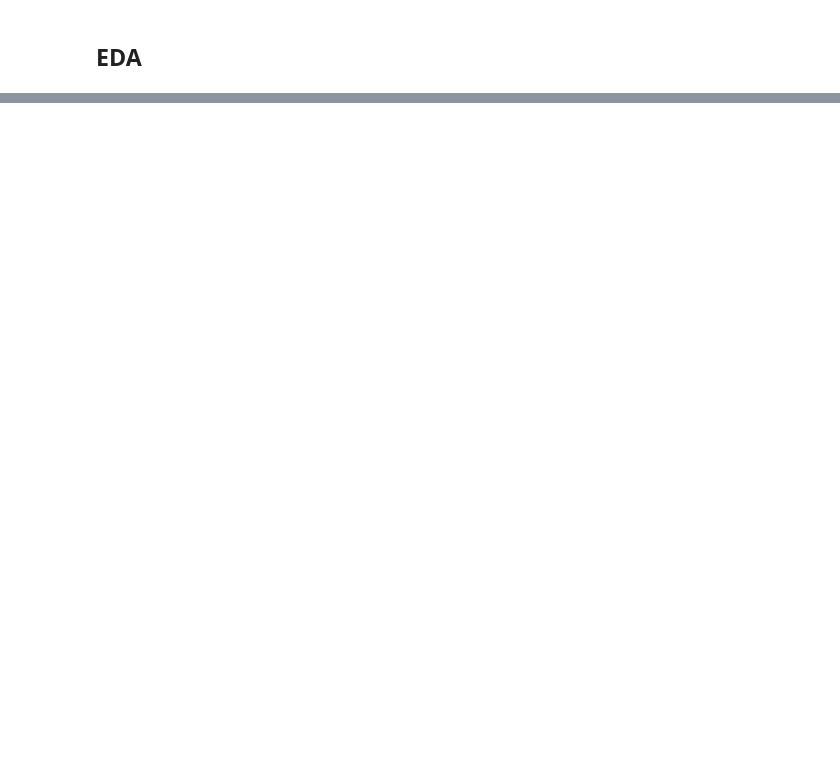
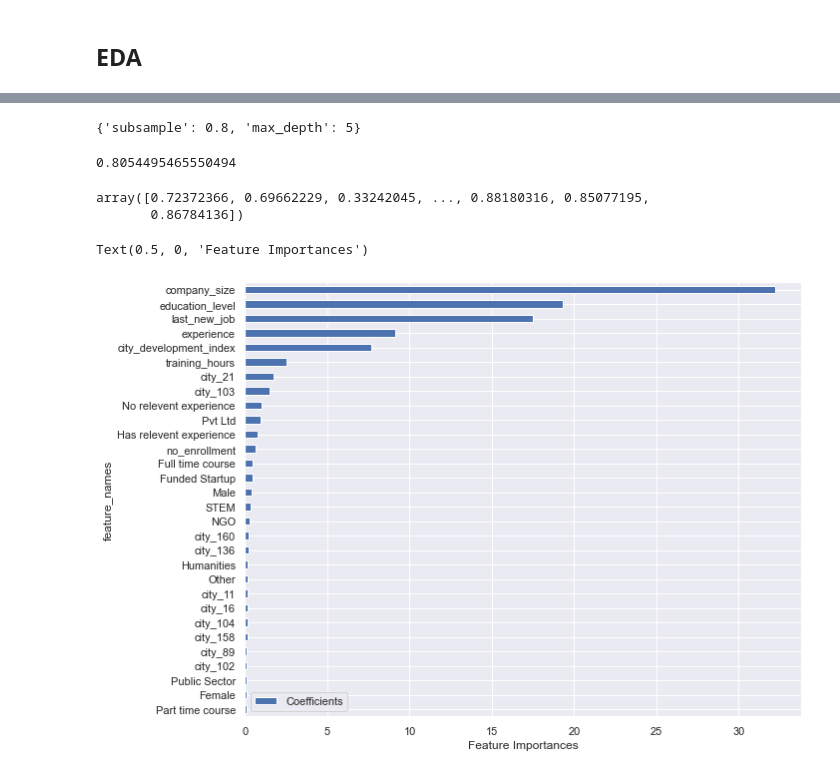
Before and after one commit to Satyaki9207/kaggle_HR_analytics, a Jupyter notebook: HR_Analytics.ipynb, the cells around one changed output, grey strips where cells are left out. Drawn from its saved outputs; the diff is of its cells as text; code cells hidden in the pictures; blank space fills up the shorter version.

```diff
--- a/HR_Analytics.ipynb
+++ b/HR_Analytics.ipynb
@@ -278,0 +464,10 @@ From the above plots it is evident that higher training hours lead to employee a
+# %%
+folds = 3
+param_comb = 5
+
+skf = StratifiedKFold(n_splits=folds, shuffle = True, random_state = 1001)
+
+random_search = RandomizedSearchCV(xgb, param_distributions=params, n_iter=param_comb, scoring='roc_auc', n_jobs=4, cv=skf.split(X_train,y_train), verbose=3, random_state=42)
+# %%
+%%time
+random_search.fit(X_train, y_train)
@@ -278,0 +485,29 @@ From the above plots it is evident that higher training hours lead to employee a
+# %%
+random_search.best_params_
+# %% [output]
+{'subsample': 0.8, 'max_depth': 5}
+# %%
+model = CatBoostClassifier(learning_rate=0.02, n_estimators=600, verbose = False, subsample = 0.8, max_depth = 5)
+model.fit(X_train,y_train)
+y_pred = model.predict(X_test)
+print(f1_score(y_test,y_pred))
+# %% [output]
+0.8054495465550494
+# %%
+# Probabilities that a candidate will work for the company=probality of class 0
+model.predict_proba(features_test)[:,0]
+# %% [output]
+array([0.72372366, 0.69662229, 0.33242045, ..., 0.88180316, 0.85077195,
+       0.86784136])
+# %%
+# Feature Importances
+f_importances=pd.DataFrame()
+f_importances['feature_names']=feature_names
+f_importances['Coefficients']=model.feature_importances_
+f_importances=f_importances.sort_values(by='Coefficients',ascending=True).set_index('feature_names')
+# %%
+f_importances[f_importances['Coefficients']>=0.1].plot.barh(figsize=(10,8))
+plt.xlabel('Feature Importances')
+# %% [output]
+Text(0.5, 0, 'Feature Importances')
+[figure, added]
```
Also changed, not shown: parts of 87 cells of this notebook.
